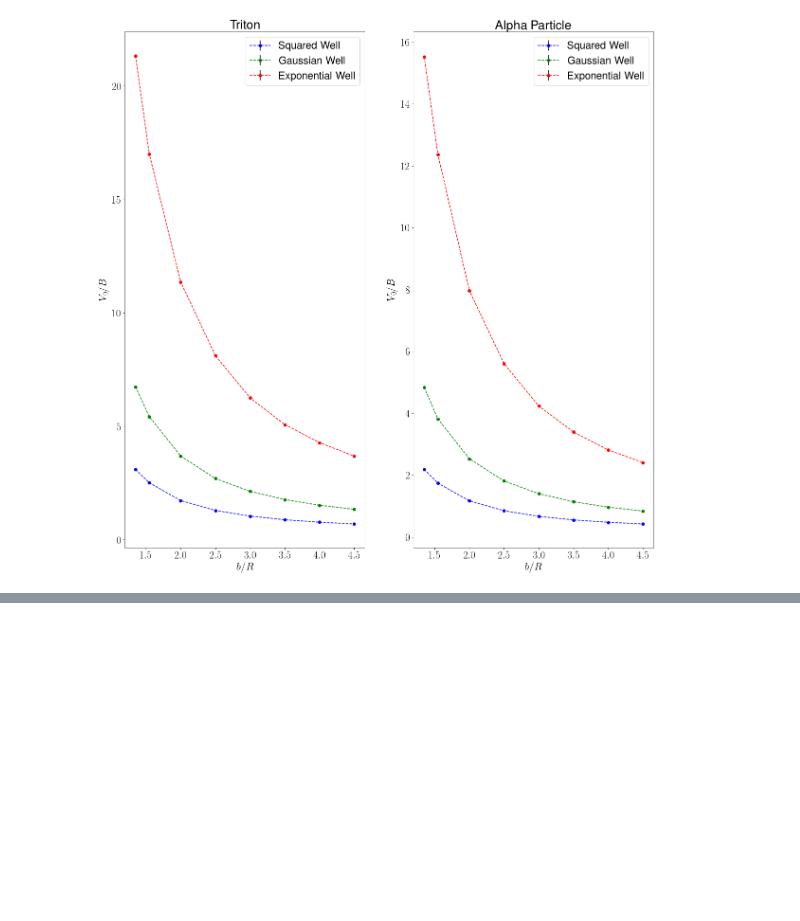
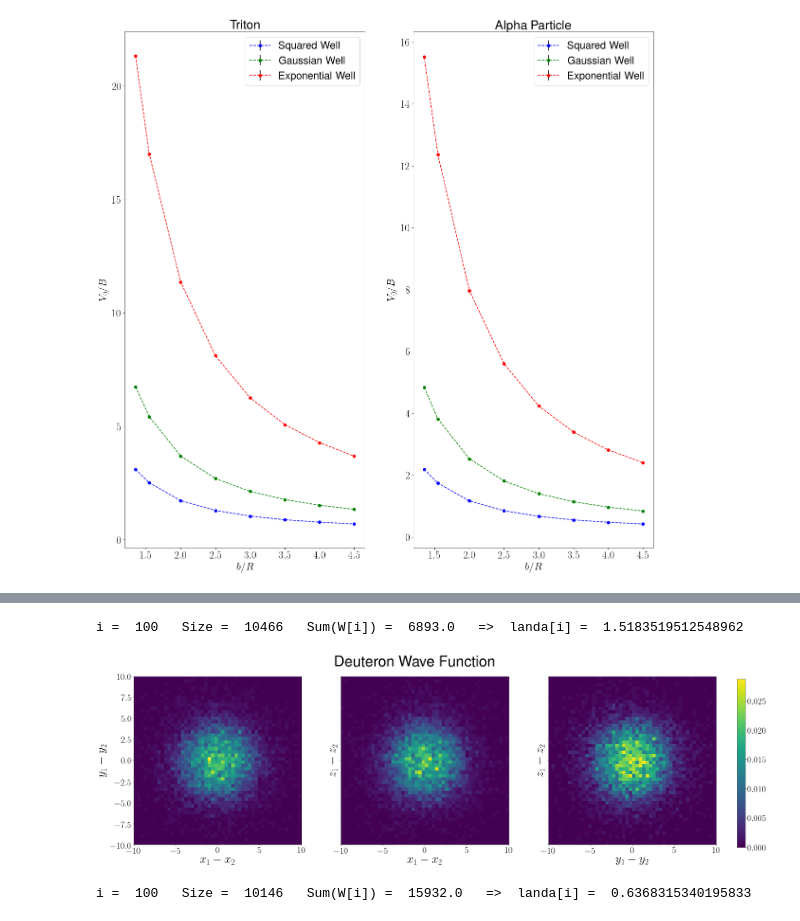
Before and after one commit to pedro-95/few-body, a Jupyter notebook: few_body_2_analysis.ipynb, the cells around one changed output, grey strips where cells are left out. Saved outputs shown, nothing was run; the diff lists cells and outputs as text; code cells hidden in the pictures; blank space fills up the shorter version.

```diff
--- a/few_body_2_analysis.ipynb
+++ b/few_body_2_analysis.ipynb
@@ -448,0 +684,54 @@ plt.show()
+# %%
+def DeuteronPointEstimator(R_m):
+    L, = np.shape(R_m)
+    N = int(L/3)
+    suma_1 = 0.
+    suma_2 = 0.
+    suma_3 = 0.
+    for i in range (0 , N):
+        for j in range (i+1, N):
+            suma_1 += R_m[3*i]-R_m[3*j]
+            suma_2 += R_m[3*i+1]-R_m[3*j+1]
+            suma_3 += R_m[3*i+2]-R_m[3*j+2]
+    return suma_1, suma_2, suma_3
+
+def DeuteronWaveFunctionEstimator(R):
+    size, L = np.shape(R)
+    wave = np.zeros((size,3))
+
+    for i in range (0,size):
+        wave[i] = DeuteronPointEstimator(R[i])
+    return wave
+# %%
+N = 2                                  # Number of Nuclei Particles
+b_r = 5.                             # Range parameter normalized to R: b_r = b / R (b_r has no units)
+Niter = 100                            # Number of iterations in our calculation
+landa_0 = 5                           # Initial parameter that must be high enough to increase the point number
+Nthreshold = 8000                      # Threshold value for the number of R points to change landa_0 in the loop
+output = 1                             # Do you want to see more of the integration? Then set to 1
+
+R_10 = GreenFunctionMonteCarlo(N, SquaredWell, b_r, landa_0, Niter, Nthreshold, output, R_as_output = True)
+# %% [output]
+i =  100   Size =  10466   Sum(W[i]) =  6893.0   =>  landa[i] =  1.5183519512548962
+# %%
+wave_10 = DeuteronWaveFunctionEstimator(R_10)
+# %%
+data_x = [wave_10[:,0], wave_10[:,0],wave_10[:,1]]
+data_y = [wave_10[:,1], wave_10[:,2],wave_10[:,2]]
+x_labels = [r'$x_1 - x_2$', r'$x_1 - x_2$',r'$y_1 - y_2$']
+y_labels = [r'$y_1 - y_2$', r'$z_1 - z_2$',r'$z_1 - z_2$']
+plt.rcParams.update({'font.size': 30})
+test_hist_2d(data_x, data_y, x_labels, y_labels, "Deuteron Wave Function", save_fig=True)
+# %% [output]
+[figure, added]
+# %%
+N = 3                                  # Number of Nuclei Particles
+b_r = 5.                             # Range parameter normalized to R: b_r = b / R (b_r has no units)
+Niter = 100                            # Number of iterations in our calculation
+landa_0 = 4.5                           # Initial parameter that must be high enough to increase the point number
+Nthreshold = 8000                      # Threshold value for the number of R points to change landa_0 in the loop
+output = 1                             # Do you want to see more of the integration? Then set to 1
+
+R_11 = GreenFunctionMonteCarlo(N, SquaredWell, b_r, landa_0, Niter, Nthreshold, output, R_as_output = True)
+# %% [output]
+i =  100   Size =  10146   Sum(W[i]) =  15932.0   =>  landa[i] =  0.6368315340195833
```
Also changed, not shown: parts of 26 cells of this notebook, 21 other files.
